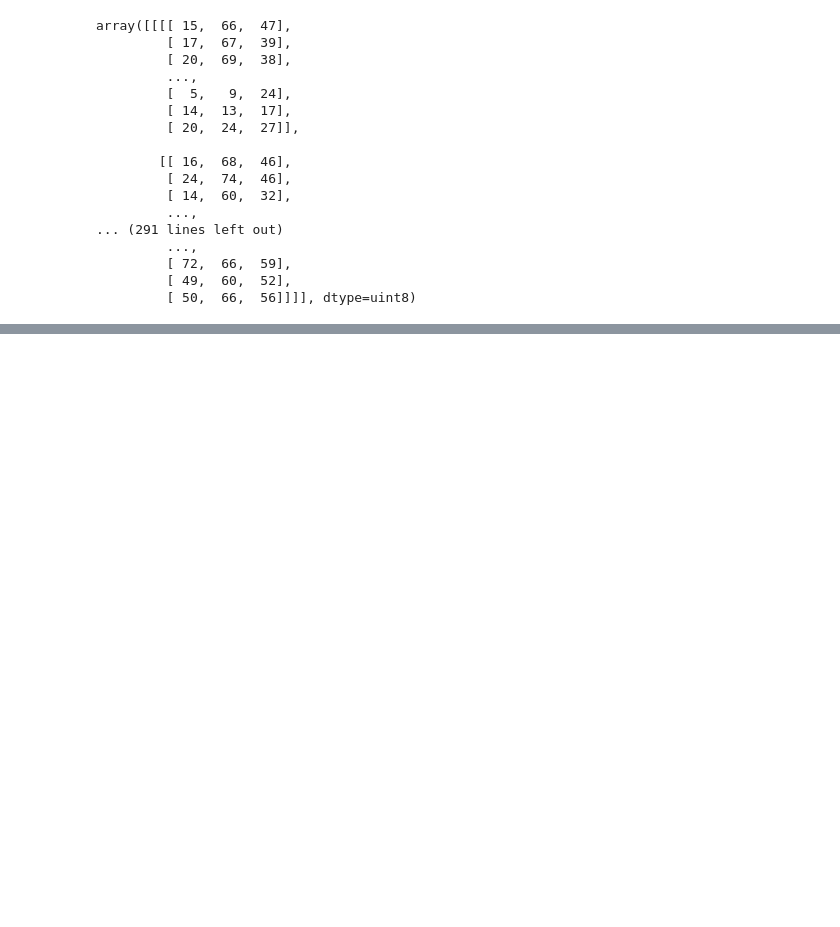
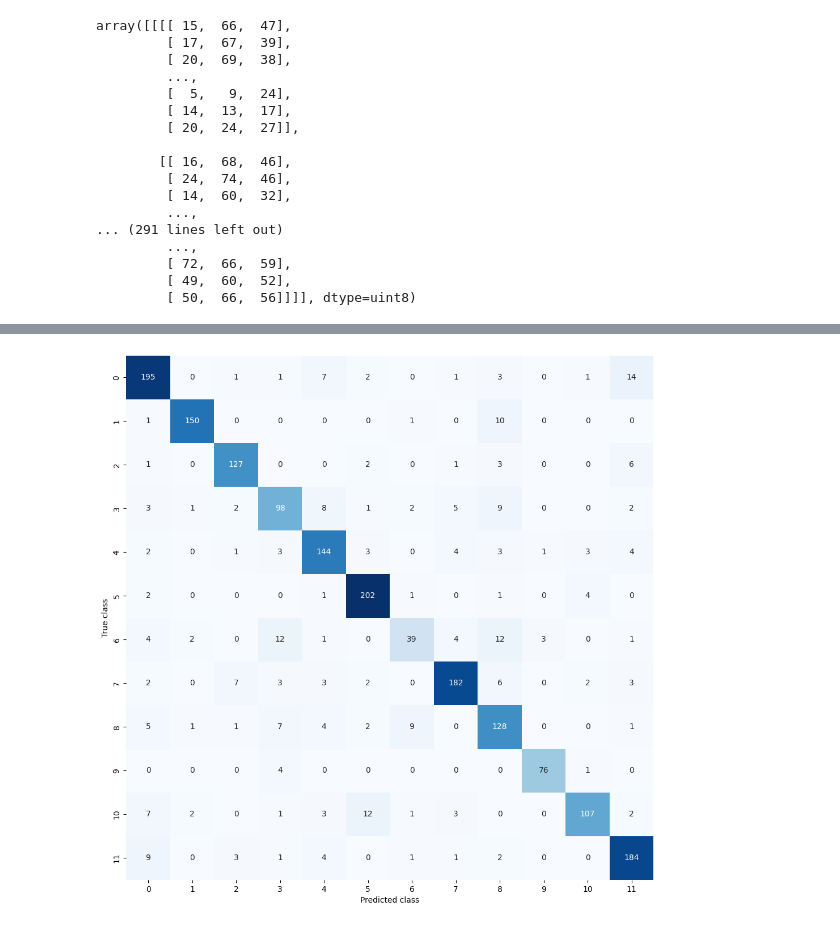
Before and after one commit to rareshnz/Licenta_Ciuperci, a Jupyter notebook: Pre_antrenat_ciuperci.ipynb, the cells around one changed output, grey strips where cells are left out. Cells and saved outputs as stored; diff of their text form; code cells hidden in the pictures; blank space fills up the shorter version.

```diff
--- a/Pre_antrenat_ciuperci.ipynb
+++ b/Pre_antrenat_ciuperci.ipynb
@@ -293,0 +352,3 @@ False Negative Rate: [0.11798637 0.08495018 0.07341374 0.06869428 0.08809649 0.1
+# %%
+plot_confusion_matrix(model, X_val, y_val)
+# %% [output]
@@ -293,0 +356 @@ False Negative Rate: [0.11798637 0.08495018 0.07341374 0.06869428 0.08809649 0.1
+[figure, added]
```
Also changed, not shown: parts of 20 cells of this notebook.
